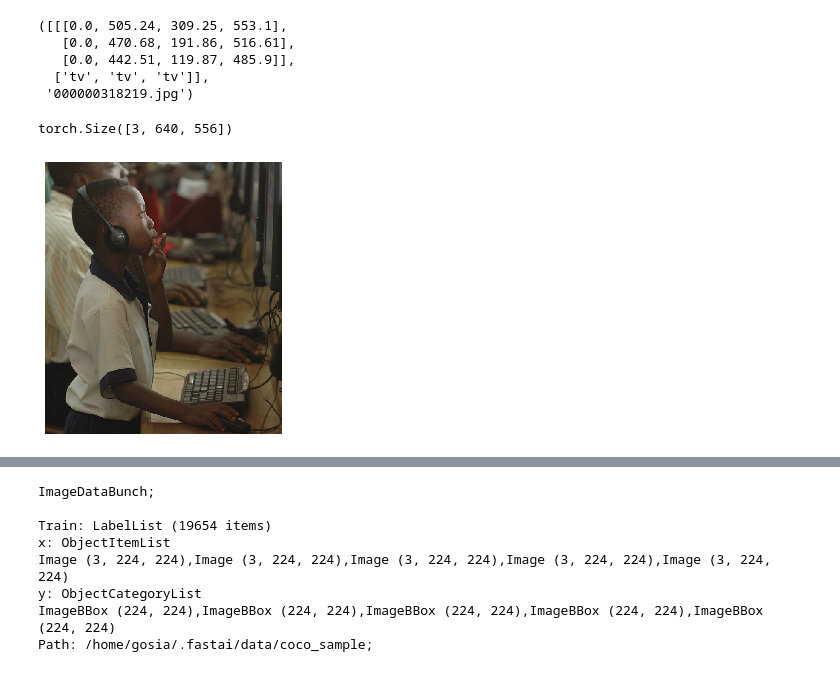
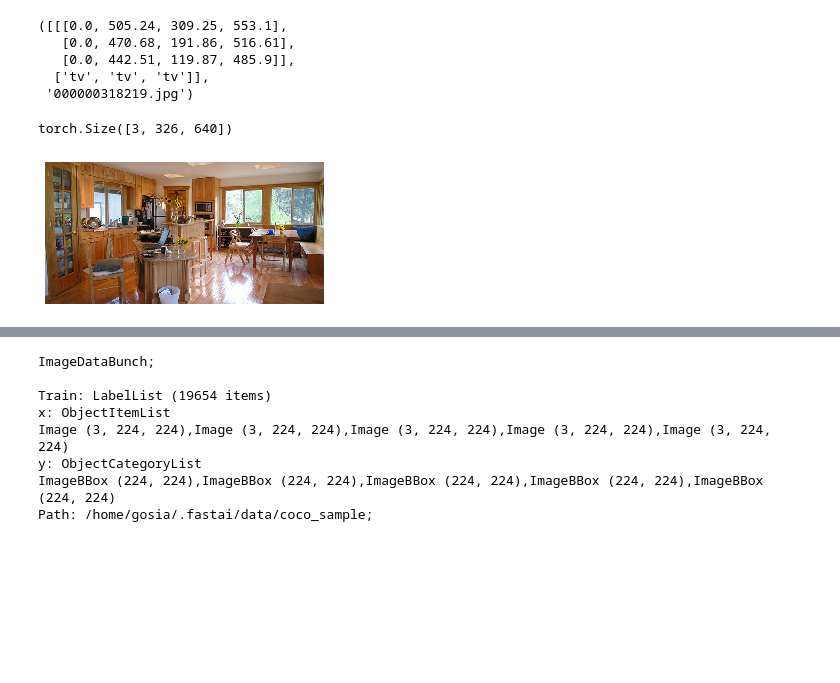
Before and after one commit to chosia/fastai-coco-object-detection, a Jupyter notebook: coco-object-detection.ipynb, the cells around one changed output, grey strips where cells are left out. Drawn from its saved outputs; the diff is of its cells as text; code cells hidden in the pictures; blank space fills up the shorter version.

```diff
--- a/coco-object-detection.ipynb
+++ b/coco-object-detection.ipynb
@@ -67,12 +74,12 @@ lbl_bbox[0], images[0]
   ['tv', 'tv', 'tv']],
  '000000318219.jpg')
 # %%
-img = open_image(img_dir/images[0])
+img = open_image(img_dir/images[3])
 show_image(img, figsize=(5,5))
 img.shape
 # %% [output]
-torch.Size([3, 640, 556])
+torch.Size([3, 326, 640])
-[figure, old version]
+[figure, new version]
 # %%
 img2bbox = dict(zip(images, lbl_bbox))
 get_y_func = lambda o:img2bbox[o.name]
```
Also changed, not shown: parts of 15 cells of this notebook.
